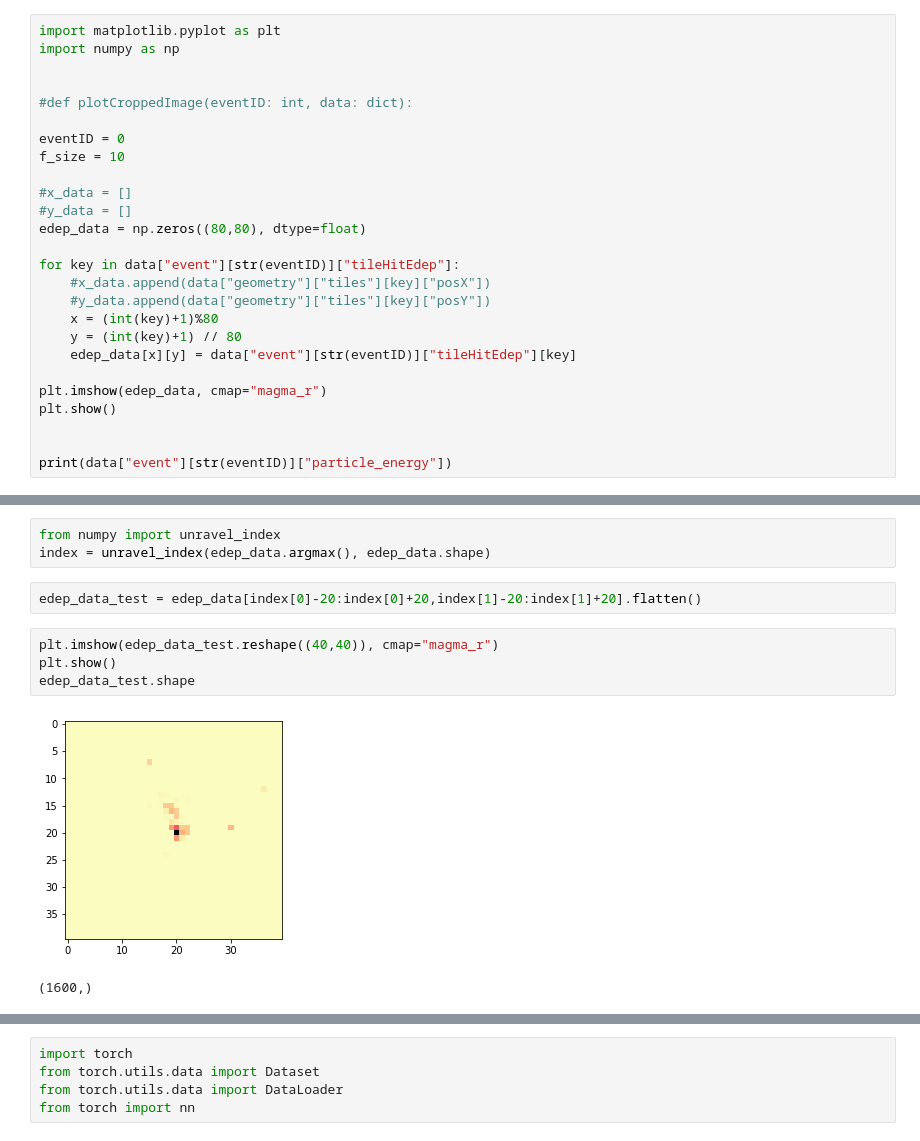
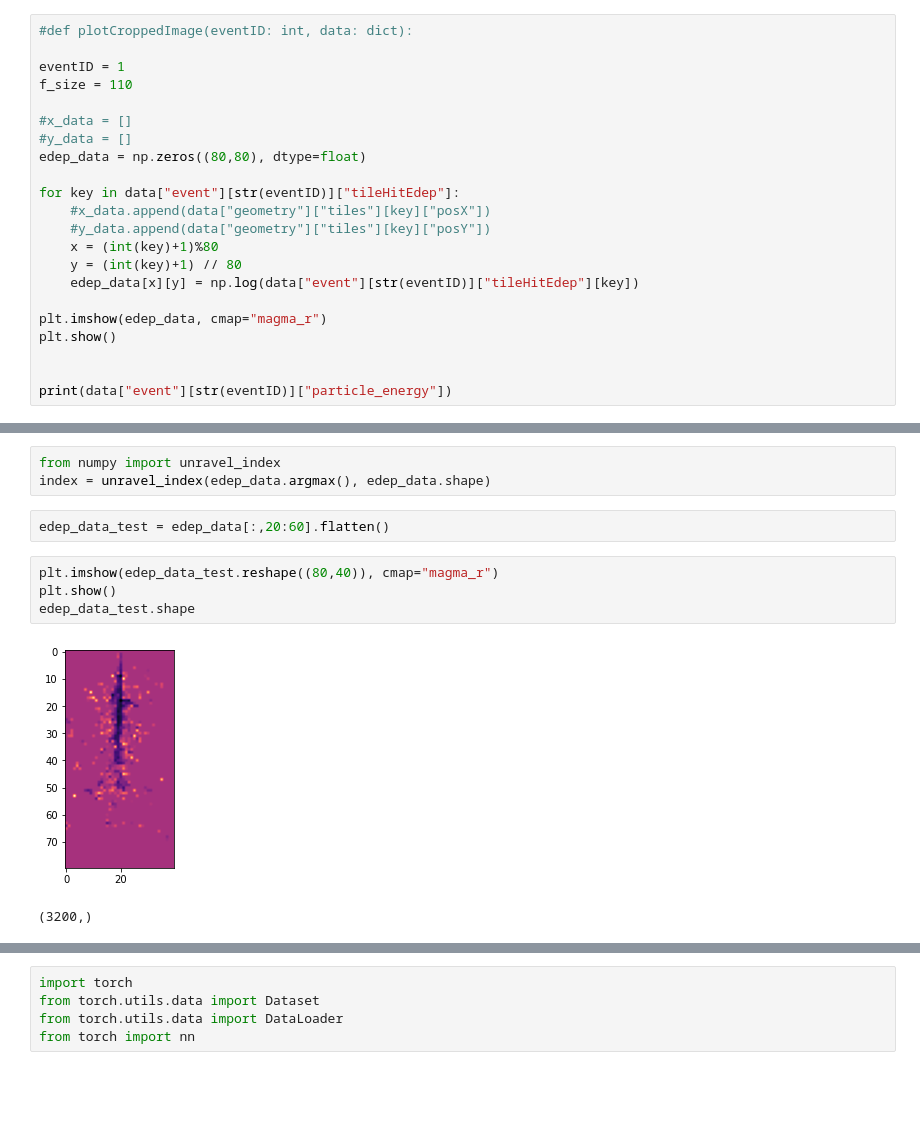
Before and after one commit to maximilianKoeper/geant4ScintSim, a Jupyter notebook: analysis/jupyter-notebooks/Analysis_test.ipynb, the cells around one changed output, grey strips where cells are left out. Cells and saved outputs as stored; diff of their text form; blank space fills up the shorter version.

```diff
--- a/analysis/jupyter-notebooks/Analysis_test.ipynb
+++ b/analysis/jupyter-notebooks/Analysis_test.ipynb
@@ -19,12 +165,8 @@ psh.plotEdepDistr(300, data)
 # %%
-import matplotlib.pyplot as plt
-import numpy as np
-
-
 #def plotCroppedImage(eventID: int, data: dict):
 
-eventID = 0
-f_size = 10
+eventID = 1
+f_size = 110
 
 #x_data = []
 #y_data = []
@@ -35,7 +177,7 @@ for key in data["event"][str(eventID)]["tileHitEdep"]:
     #y_data.append(data["geometry"]["tiles"][key]["posY"])
     x = (int(key)+1)%80
     y = (int(key)+1) // 80
-    edep_data[x][y] = data["event"][str(eventID)]["tileHitEdep"][key]
+    edep_data[x][y] = np.log(data["event"][str(eventID)]["tileHitEdep"][key])
 
 plt.imshow(edep_data, cmap="magma_r")
 plt.show()
@@ -49,11 +191,11 @@ print(data["event"][str(eventID)]["particle_energy"])
 from numpy import unravel_index
 index = unravel_index(edep_data.argmax(), edep_data.shape)
 # %%
-edep_data_test = edep_data[index[0]-20:index[0]+20,index[1]-20:index[1]+20].flatten()
+edep_data_test = edep_data[:,20:60].flatten()
 # %%
-plt.imshow(edep_data_test.reshape((40,40)), cmap="magma_r")
+plt.imshow(edep_data_test.reshape((80,40)), cmap="magma_r")
 plt.show()
 edep_data_test.shape
 # %% [output]
-[figure, old version]
+[figure, new version]
-(1600,)
+(3200,)
```
Also changed, not shown: parts of 29 cells of this notebook.
